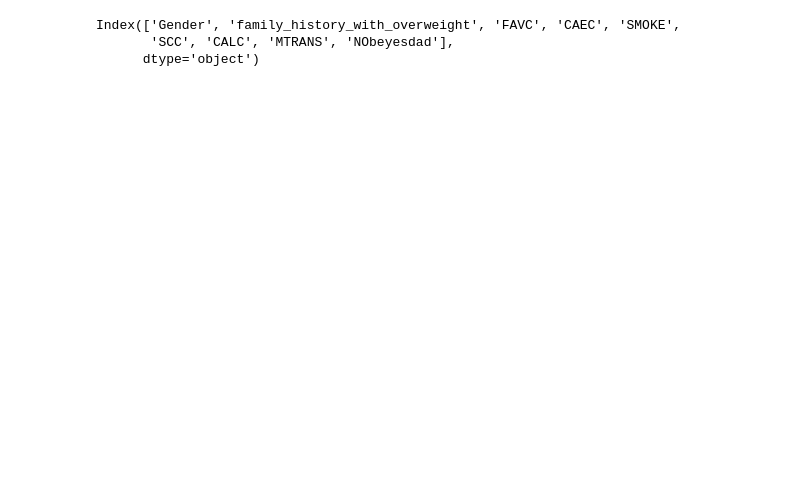
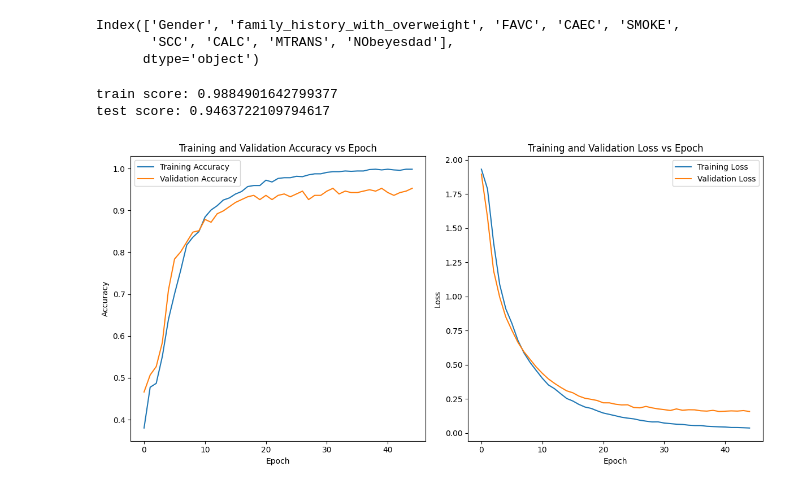
Before and after one commit to surajPrajapati-rgb/ObesityForecast.com, a Jupyter notebook: Model/ANN.ipynb, the cells around one changed output. Drawn from its saved outputs; the diff is of its cells as text; code cells hidden in the pictures; blank space fills up the shorter version.

```diff
--- a/Model/ANN.ipynb
+++ b/Model/ANN.ipynb
@@ -39,6 +46,55 @@ for i in cat_features:
 # %%
 X = df.drop('NObeyesdad', axis=1)
 y = df['NObeyesdad']
+# %%
+X_train, X_test, y_train, y_test = train_test_split(X, y, test_size=0.3)
+
+scaler = StandardScaler()
+X_train_scaled = scaler.fit_transform(X_train)
+X_test_scaled = scaler.transform(X_test)
+
+model_ANN = Sequential()
+model_ANN.add(Dense(64, kernel_initializer='uniform', activation='relu', input_shape=(X_train.shape[1],)))
+# model_ANN.add(Dropout(0.1))
+model_ANN.add(Dense(64, kernel_initializer='uniform', activation='relu'))
+# model_ANN.add(Dropout(0.1))
+model_ANN.add(Dense(7, kernel_initializer='uniform', activation='softmax'))
+
+model_ANN.compile(optimizer='adam', loss='sparse_categorical_crossentropy', metrics=['accuracy'])
+
+history = model_ANN.fit(X_train_scaled, y_train, epochs=45, batch_size=45, verbose=0, validation_split=0.2)
+
+train_score = model_ANN.evaluate(X_train_scaled, y_train, verbose=0)[1]  # Accuracy is at index 1
+test_score = model_ANN.evaluate(X_test_scaled, y_test, verbose=0)[1]  # Accuracy is at index 1
+
+print("train score: " + str(train_score))
+print("test score: " + str(test_score))
+
+# Plotting training and validation accuracy
+plt.figure(figsize=(12, 6))
+
+plt.subplot(1, 2, 1)
+plt.plot(history.history['accuracy'], label='Training Accuracy')
+plt.plot(history.history['val_accuracy'], label='Validation Accuracy')
+plt.xlabel('Epoch')
+plt.ylabel('Accuracy')
+plt.title('Training and Validation Accuracy vs Epoch')
+plt.legend()
+
+plt.subplot(1, 2, 2)
+plt.plot(history.history['loss'], label='Training Loss')
+plt.plot(history.history['val_loss'], label='Validation Loss')
+plt.xlabel('Epoch')
+plt.ylabel('Loss')
+plt.title('Training and Validation Loss vs Epoch')
+plt.legend()
+
+plt.tight_layout()
+plt.show()
+# %% [output]
+train score: 0.9884901642799377
+test score: 0.9463722109794617
+[figure, added]
 # %%
 X_train, X_test, y_train, y_test = train_test_split(X, y, test_size=0.3)
 
```
Also changed, not shown: parts of 6 cells of this notebook.
